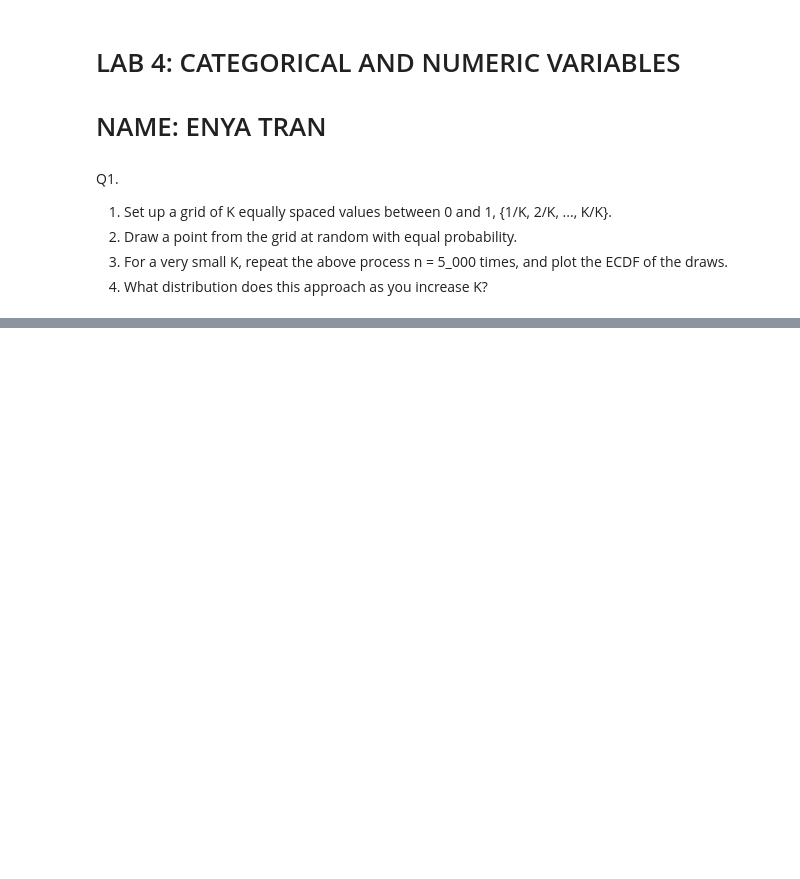
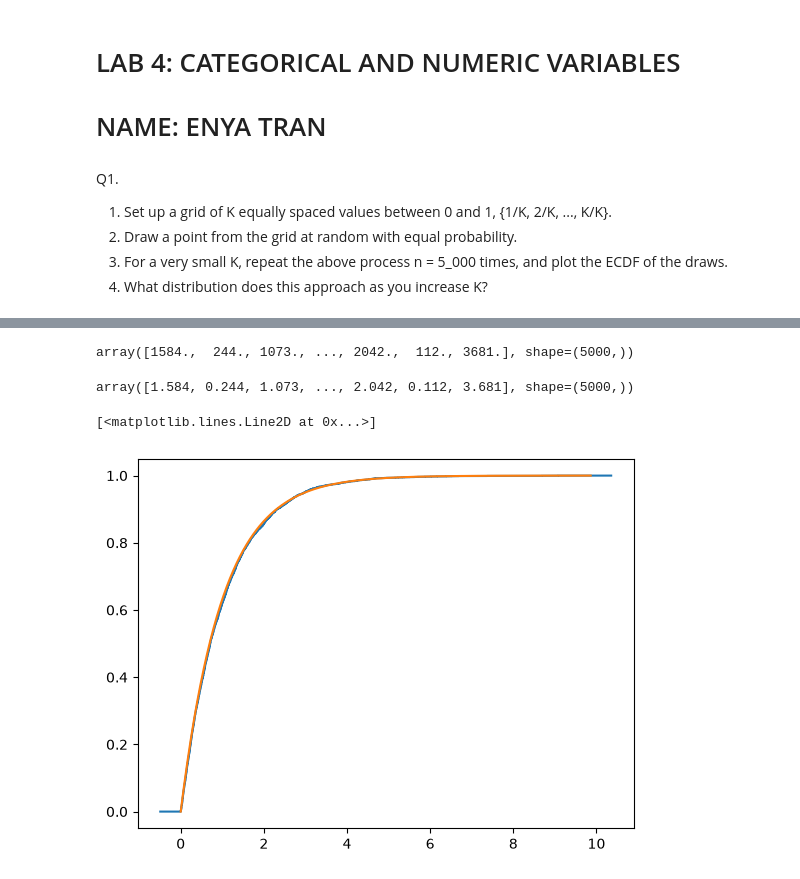
Before and after one commit to enyatran2111/uu_categorical_and_numeric, a Jupyter notebook: thursday_lab/Enya Tran_lab4.ipynb, the cells around one changed output, grey strips where cells are left out. Drawn from its saved outputs; the diff is of its cells as text; code cells hidden in the pictures; blank space fills up the shorter version.

```diff
--- a/thursday_lab/Enya Tran_lab4.ipynb
+++ b/thursday_lab/Enya Tran_lab4.ipynb
@@ -28,0 +122,40 @@ result.cdf.plot()
+# %%
+from scipy.stats import expon
+
+dt = 1e-3
+r = 1
+n = 5000
+# %%
+#1. For each simulation of the process, determine the period in which termination occurs.
+termination_period = np.empty(n)
+
+for x in range(n):
+    period = 0
+    while True:
+        period = period + 1
+        if rng.random() < r*dt:
+            break
+    termination_period[x] = period
+
+termination_period
+# %% [output]
+array([1584.,  244., 1073., ..., 2042.,  112., 3681.], shape=(5000,))
+# %%
+# 2. Convert periods to time by multiplying by dt.
+termination_time = termination_period * dt
+termination_time
+# %% [output]
+array([1.584, 0.244, 1.073, ..., 2.042, 0.112, 3.681], shape=(5000,))
+# %%
+# 3. Repeat the simulation n = 5_000 times and plot the ECDF, for a value of dt close to zero (e.g. dt = 1e-3).
+result = ecdf(termination_time)
+result.cdf.plot()
+x = np.linspace(0, termination_time.max(), 1_000)
+
+plt.plot(
+    x,
+    expon.cdf(x, scale=1 / r),
+)
+# %% [output]
+[<matplotlib.lines.Line2D at 0x...>]
+[figure, added]
```
Also changed, not shown: parts of 20 cells of this notebook.
